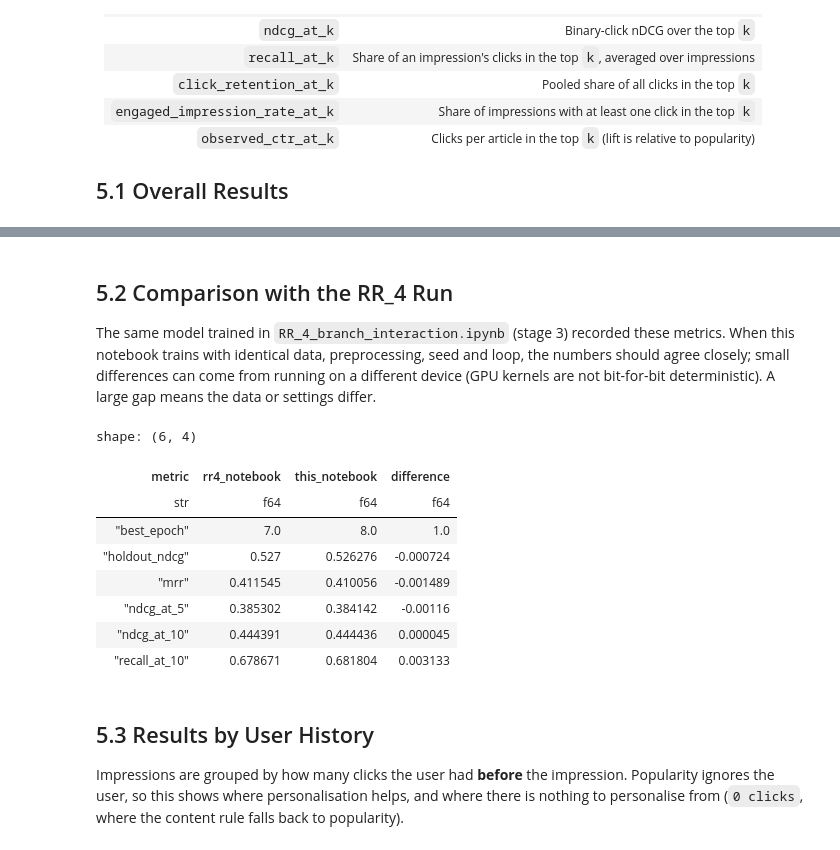
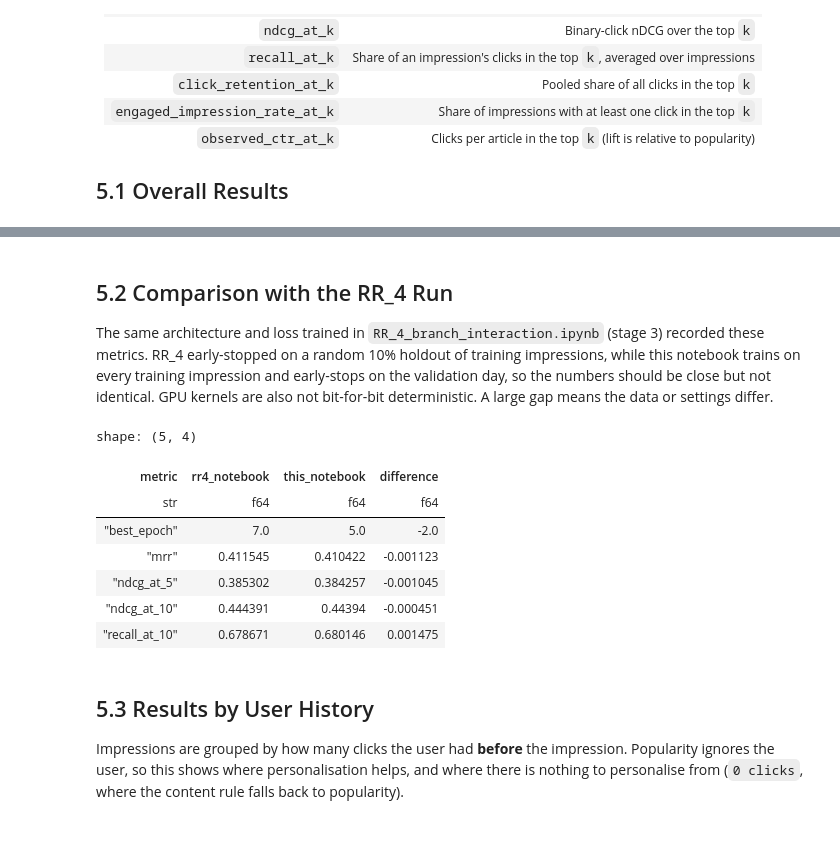
Before and after one commit to hippo2311/BT4222-Group-6-, a Jupyter notebook: 5_Models/5_03_Pipeline_Evaluation/1_RR_only/PE_RR_logged_slates.ipynb, the cells around one changed output, grey strips where cells are left out. Cells and saved outputs as stored; diff of their text form; code cells hidden in the pictures.

```diff
--- a/5_Models/5_03_Pipeline_Evaluation/1_RR_only/PE_RR_logged_slates.ipynb
+++ b/5_Models/5_03_Pipeline_Evaluation/1_RR_only/PE_RR_logged_slates.ipynb
@@ -258,7 +261,7 @@ LOSS_NAME = "softmax+lambda_ndcg"
 HISTORY_CAP = 30
 SHORT_TERM_CAP = 10
 MAX_CANDIDATES = 100
-HOLDOUT_FRACTION = 0.10
+HOLDOUT_FRACTION = 0.10  # only splits the preprocessor sample, exactly as RR_4 fitted its preprocessor
 PREPROCESSOR_IMPRESSIONS = (
     10_000  # RR_4 TRAIN_IMPRESSIONS: sample the preprocessor is fitted on
 )
@@ -276,7 +279,7 @@ RR4_MODEL = "attention_reranker"
 TRAINING_SETTINGS = {
     "loss": LOSS_NAME,
     "max_candidates": MAX_CANDIDATES,
-    "holdout_fraction": HOLDOUT_FRACTION,
+    "early_stopping": "validation_ndcg_at_10",
     "preprocessor_impressions": PREPROCESSOR_IMPRESSIONS,
     "full_train_impressions": FULL_TRAIN_IMPRESSIONS,
     "epochs": EPOCHS,
@@ -1068,7 +1097,7 @@ else:
 print(f"Tabular width: {TABULAR_WIDTH}")
 
 
-def build_impression_data(frame, precompute_tabular=True):
+def build_impression_data(frame, precompute_tabular=True, split=TRAIN_SPLIT):
     """Arrays for padded impression batches over a training frame."""
     uids = frame["impression_uid"].drop_duplicates().tolist()
     candidate_rows = frame["news_code"].map(news_to_row)
@@ -1080,7 +1109,7 @@ def build_impression_data(frame, precompute_tabular=True):
             for rows in frame.groupby("impression_uid", sort=False).indices.values()
         ],
         "histories": torch.from_numpy(
-            encode_histories(uids, load_profiles(TRAIN_SPLIT, uids))
+            encode_histories(uids, load_profiles(split, uids))
         ),
         "tabular": (
             torch.from_numpy(
@@ -1126,5 +1155,7 @@ def impression_batches(data, order):
 
 if not RR4_LOADED:
     fit_data = build_impression_data(fit, precompute_tabular=False)
-    holdout_data = build_impression_data(holdout, precompute_tabular=False)
+    validation_data = build_impression_data(
+        validation_slates, precompute_tabular=False, split=VALIDATION_SPLIT
+    )
 # %% [output]
@@ -1298,14 +1337,24 @@ if RR4_LOADED:
     model = BranchReranker(CONFIG, RR4_CHECKPOINT_META["tabular_width"]).to(DEVICE)
     model.load_state_dict(RR4_CHECKPOINT_META["state_dict"], strict=True)
     model.best_epoch = RR4_CHECKPOINT_META["best_epoch"]
-    model.best_holdout_ndcg = RR4_CHECKPOINT_META["holdout_ndcg"]
+    # Older checkpoints stopped on a 10% training holdout and stored "holdout_ndcg" instead
+    model.best_validation_ndcg = RR4_CHECKPOINT_META.get(
+        "validation_ndcg", RR4_CHECKPOINT_META.get("holdout_ndcg")
+    )
+    model.stopping_metric = "validation" if "validation_ndcg" in RR4_CHECKPOINT_META else "holdout"
     model.history = RR4_CHECKPOINT_META.get("history", [])
     print("Loaded RR4:", RR4_CHECKPOINT_PATH)
 else:
     started = time.monotonic()
     model = train_model(
-        CONFIG, LOSS_NAME, fit_data, holdout_data, epochs=EPOCHS, patience=PATIENCE
+        CONFIG,
+        LOSS_NAME,
+        fit_data,
+        validation_data,
+        epochs=EPOCHS,
+        patience=PATIENCE,
     )
+    model.stopping_metric = "validation"
     torch.save(
         {
             "state_dict": {
@@ -1317,7 +1366,7 @@ else:
             "features": FEATURES,
             "training": TRAINING_SETTINGS,
             "best_epoch": int(model.best_epoch),
-            "holdout_ndcg": float(model.best_holdout_ndcg),
+            "validation_ndcg": float(model.best_validation_ndcg),
             "history": model.history,
             "seed": SEED,
         },
@@ -1326,10 +1375,10 @@ else:
     print(
         f"Saved RR4: {RR4_CHECKPOINT_PATH} ({(time.monotonic() - started) / 60:.1f} min)"
     )
-    del fit_data, holdout_data
+    del fit_data, validation_data, validation_slates
 
 model.eval()
-print(f"Best epoch: {model.best_epoch} (holdout nDCG@10 {model.best_holdout_ndcg:.4f})")
+print(f"Best epoch: {model.best_epoch} ({model.stopping_metric} nDCG@10 {model.best_validation_ndcg:.4f})")
 print(
     f"Trainable parameters: {sum(p.numel() for p in model.parameters() if p.requires_grad):,}"
 )
@@ -1501,53 +1573,51 @@ shape: (3, 4)
 # %% [markdown]
 ## 5.2 Comparison with the RR_4 Run
 
-The same model trained in `RR_4_branch_interaction.ipynb` (stage 3) recorded these metrics. When
-this notebook trains with identical data, preprocessing, seed and loop, the numbers should agree
-closely; small differences can come from running on a different device (GPU kernels are not
-bit-for-bit deterministic). A large gap means the data or settings differ.
+The same architecture and loss trained in `RR_4_branch_interaction.ipynb` (stage 3) recorded these
+metrics. RR_4 early-stopped on a random 10% holdout of training impressions, while this notebook
+trains on every training impression and early-stops on the validation day, so the numbers should be
+close but not identical. GPU kernels are also not bit-for-bit deterministic. A large gap means the
+data or settings differ.
 # %%
 RR4_REFERENCE = {  # RR_4_branch_interaction.ipynb, branch_plus_metadata__softmax_plus_lambda_ndcg__full_data
     "validation": {
         "best_epoch": 7,
-        "holdout_ndcg": 0.5270,
         "mrr": 0.429742,
         "ndcg_at_5": 0.407457,
         "ndcg_at_10": 0.462785,
         "recall_at_10": 0.692432,
     },
     "test": {
         "best_epoch": 7,
-        "holdout_ndcg": 0.5270,
         "mrr": 0.411545,
         "ndcg_at_5": 0.385302,
         "ndcg_at_10": 0.444391,
         "recall_at_10": 0.678671,
     },
 }
 row = overall.filter(pl.col("model") == RR4_MODEL).row(0, named=True)
-row = {**row, "best_epoch": model.best_epoch, "holdout_ndcg": model.best_holdout_ndcg}
+row = {**row, "best_epoch": model.best_epoch}
 comparison = pl.DataFrame(
     [
         {
             "metric": metric,
             "rr4_notebook": float(reference),
             "this_notebook": float(row[metric]),
             "difference": float(row[metric] - reference),
         }
         for metric, reference in RR4_REFERENCE[TARGET_SPLIT].items()
     ]
 )
 display(comparison)
 # %% [output]
-shape: (6, 4)
+shape: (5, 4)
 | metric | rr4_notebook | this_notebook | difference |
 | str | f64 | f64 | f64 |
-| "best_epoch" | 7.0 | 8.0 | 1.0 |
-| "holdout_ndcg" | 0.527 | 0.526276 | -0.000724 |
-| "mrr" | 0.411545 | 0.410056 | -0.001489 |
-| "ndcg_at_5" | 0.385302 | 0.384142 | -0.00116 |
-| "ndcg_at_10" | 0.444391 | 0.444436 | 0.000045 |
-| "recall_at_10" | 0.678671 | 0.681804 | 0.003133 |
+| "best_epoch" | 7.0 | 5.0 | -2.0 |
+| "mrr" | 0.411545 | 0.410422 | -0.001123 |
+| "ndcg_at_5" | 0.385302 | 0.384257 | -0.001045 |
+| "ndcg_at_10" | 0.444391 | 0.44394 | -0.000451 |
+| "recall_at_10" | 0.678671 | 0.680146 | 0.001475 |
 # %% [markdown]
 ## 5.3 Results by User History
 
```
Also changed, not shown: parts of 25 cells of this notebook.
